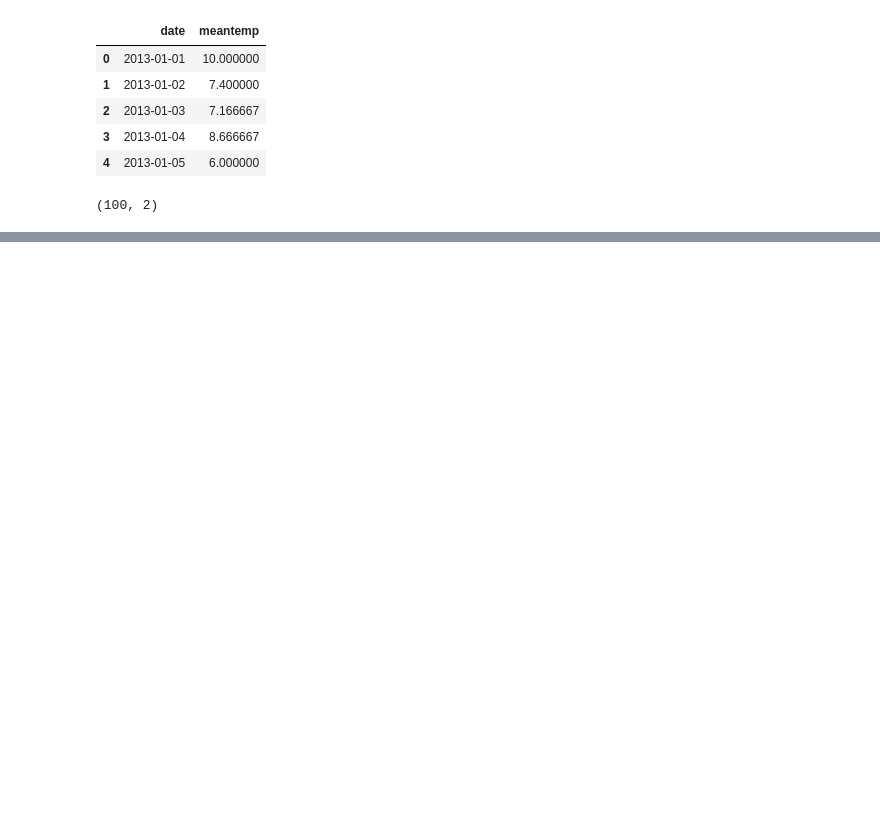
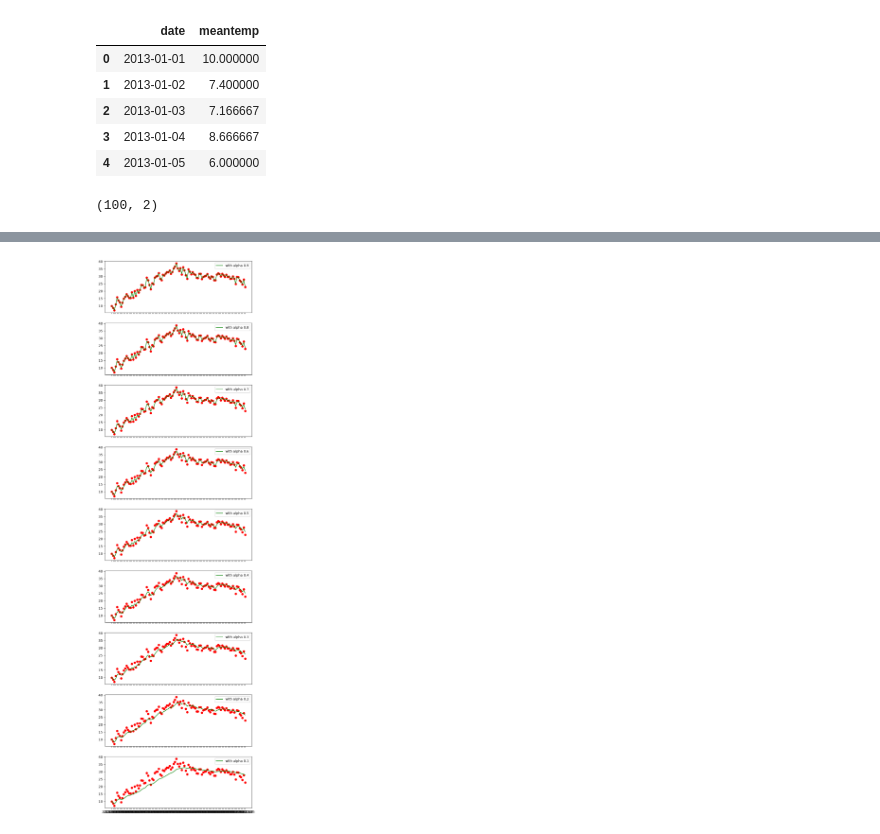
Before and after one commit to Umesh29082003/Deep-Learning, a Jupyter notebook: optimizers.ipynb, the cells around one changed output, grey strips where cells are left out. Cells and saved outputs as stored; diff of their text form; code cells hidden in the pictures; blank space fills up the shorter version.

```diff
--- a/optimizers.ipynb
+++ b/optimizers.ipynb
@@ -30,4 +47,18 @@ plt.show()
 # %%
-x1 = df['meantemp'].ewm(alpha=0.9).mean()
-x1
+df = df.reset_index(drop = True)
+x=[]
+for i in range(9,0,-1):
+    df[f'ewma with alpha {i/10}']= df['meantemp'].ewm(alpha=i/10).mean()
+
+#x1 = df['meantemp'].ewm(alpha=0.9).mean()
+#df['ewma with alpha 0.9']= x1
+#
+#x2 = df['meantemp'].ewm(alpha=0.5).mean()
+#df['ewma with alpha 0.5']= x2
+#
+#x3 = df['meantemp'].ewm(alpha=0.1).mean()
+#df['ewma with alpha 0.1']= x3
+
+
+df
 # %% [output]
@@ -45,0 +78,19 @@ Name: meantemp, Length: 100, dtype: float64
+# %%
+fig, ax = plt.subplots(9, 1, figsize=(8, 30), sharex=True)
+for i in range(9,0,-1):
+    ax[9-i].scatter(df['date'], df['meantemp'], color = 'red')
+    ax[9-i].plot(df['date'],df[f'ewma with alpha {i/10}'], color = 'green', label = f'with alpha {i/10}')
+    ax[9-i].legend()
+
+#ax[0].scatter(df['date'], df['meantemp'], color = 'red')
+#ax[0].plot(df['date'],x1, color = 'purple', label = 'with alpha 0.9')
+#ax[0].legend()
+#ax[1].scatter(df['date'], df['meantemp'], color = 'red')
+#ax[1].plot(df['date'],x2, color = 'green', label = 'with alpha 0.5')
+#ax[1].legend()
+#ax[2].scatter(df['date'], df['meantemp'], color = 'red')
+#ax[2].plot(df['date'],x3, color = 'blue', label = 'with alpha 0.1')
+#ax[2].legend()
+plt.show()
+# %% [output]
+[figure, added]
```
Also changed, not shown: parts of 5 cells of this notebook.
